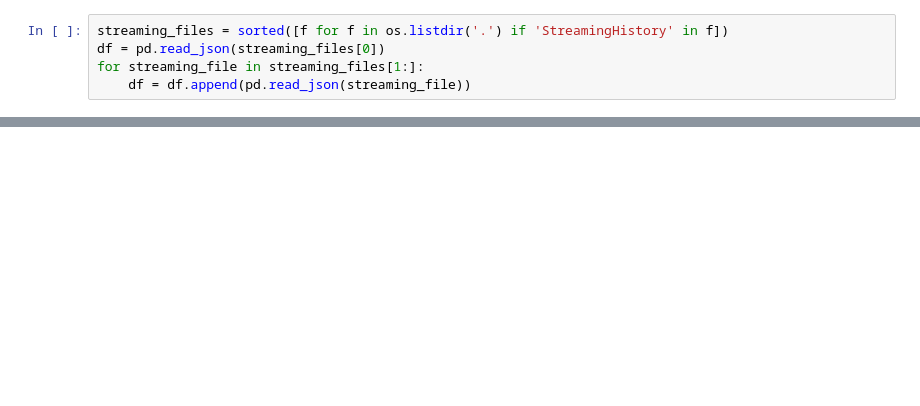
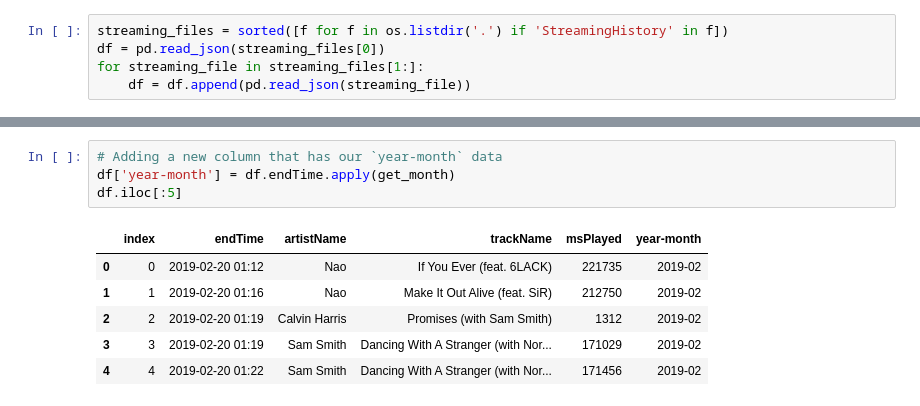
Before and after one commit to nateharms/nplotter, a Jupyter notebook: nplotter.ipynb, the cells around one changed output, grey strips where cells are left out. Saved outputs shown, nothing was run; the diff lists cells and outputs as text; blank space fills up the shorter version.

```diff
--- a/nplotter.ipynb
+++ b/nplotter.ipynb
@@ -186,0 +65,11 @@ Text(0.5, 1.0, "Nate's Music Peaks")
+# %%
+# Adding a new column that has our `year-month` data
+df['year-month'] = df.endTime.apply(get_month)
+df.iloc[:5]
+# %% [output]
+|  | index | endTime | artistName | trackName | msPlayed | year-month |
+| 0 | 0 | 2019-02-20 01:12 | Nao | If You Ever (feat. 6LACK) | 221735 | 2019-02 |
+| 1 | 1 | 2019-02-20 01:16 | Nao | Make It Out Alive (feat. SiR) | 212750 | 2019-02 |
+| 2 | 2 | 2019-02-20 01:19 | Calvin Harris | Promises (with Sam Smith) | 1312 | 2019-02 |
+| 3 | 3 | 2019-02-20 01:19 | Sam Smith | Dancing With A Stranger (with Nor... | 171029 | 2019-02 |
+| 4 | 4 | 2019-02-20 01:22 | Sam Smith | Dancing With A Stranger (with Nor... | 171456 | 2019-02 |
```
Also changed, not shown: parts of 42 cells of this notebook, 4 other files.
